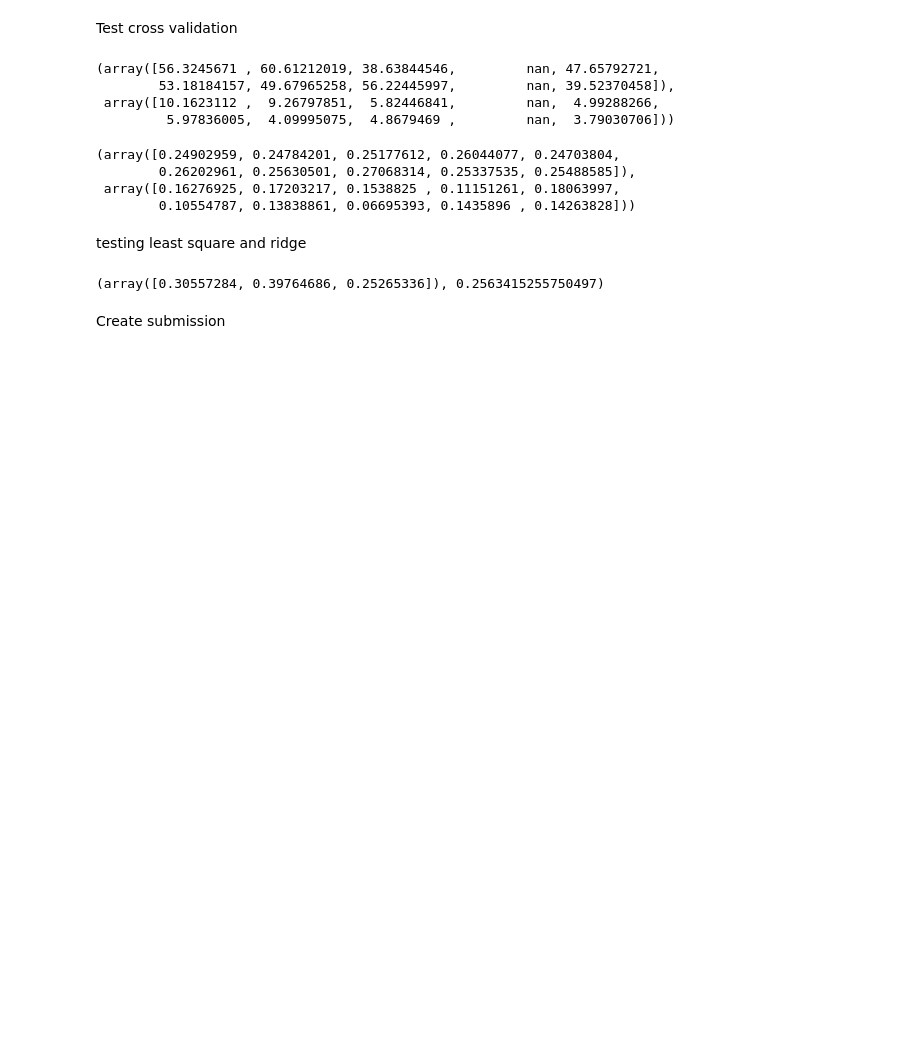
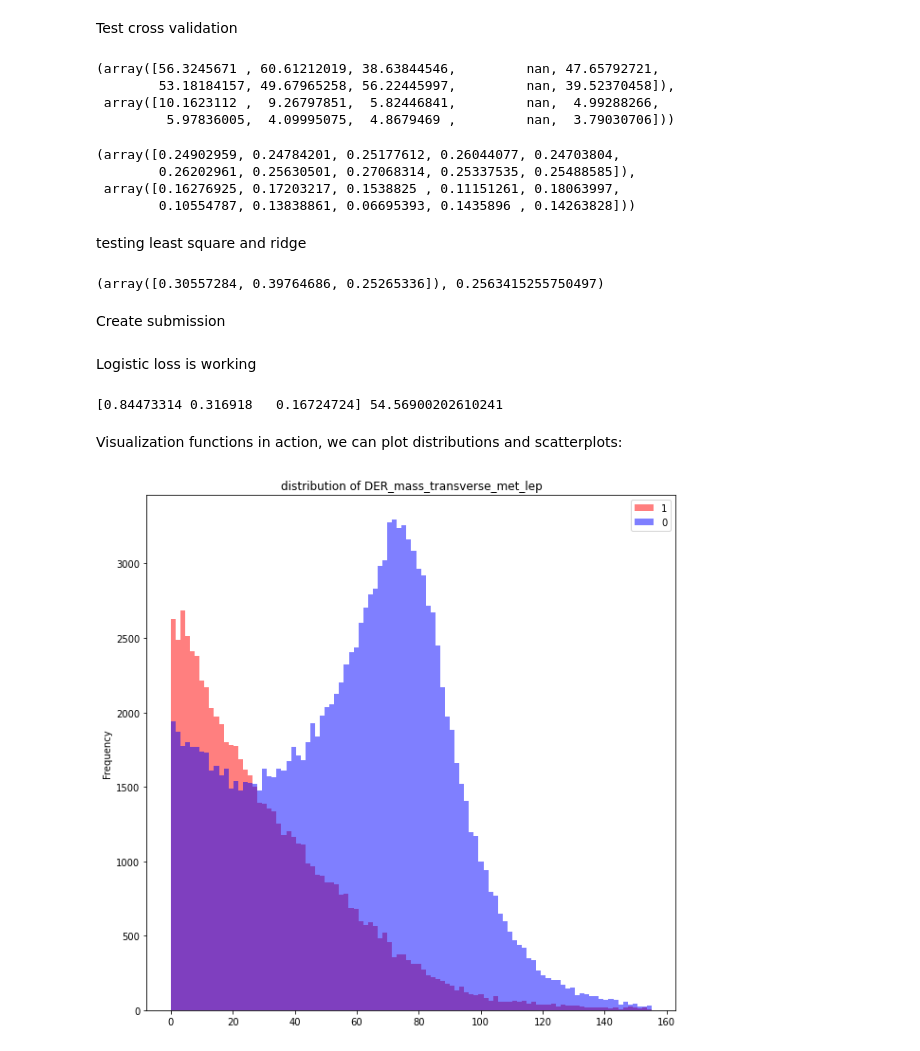
Before and after one commit to CS-433/ml-project-1-bkm, a Jupyter notebook: playground.ipynb, the cells around one changed output. Saved outputs shown, nothing was run; the diff lists cells and outputs as text; code cells hidden in the pictures; blank space fills up the shorter version.

Commit message:
add visualization functions

```diff
--- a/playground.ipynb
+++ b/playground.ipynb
@@ -85,3 +85,16 @@ y_test = predict_logistic_labels(w, tX_test)
 y_test = y_test * 2 - 1
 
 create_csv_submission(ids_test, y_test, 'bkm.csv')
+# %% [markdown]
+Logistic loss is working
+# %%
+w, loss = logistic_regression_gd(dummy_y, dummy_x, dummy_w, 1, 0.01)
+print(w, loss)
+# %% [output]
+[0.84473314 0.316918   0.16724724] 54.56900202610241
+# %% [markdown]
+Visualization functions in action, we can plot distributions and scatterplots:
+# %%
+plot_feature_distribution(tX, y, 'DER_mass_transverse_met_lep', 100)
+# %% [output]
+[figure, added]
```
Also changed, not shown: parts of 2 cells of this notebook, 1 other file.
